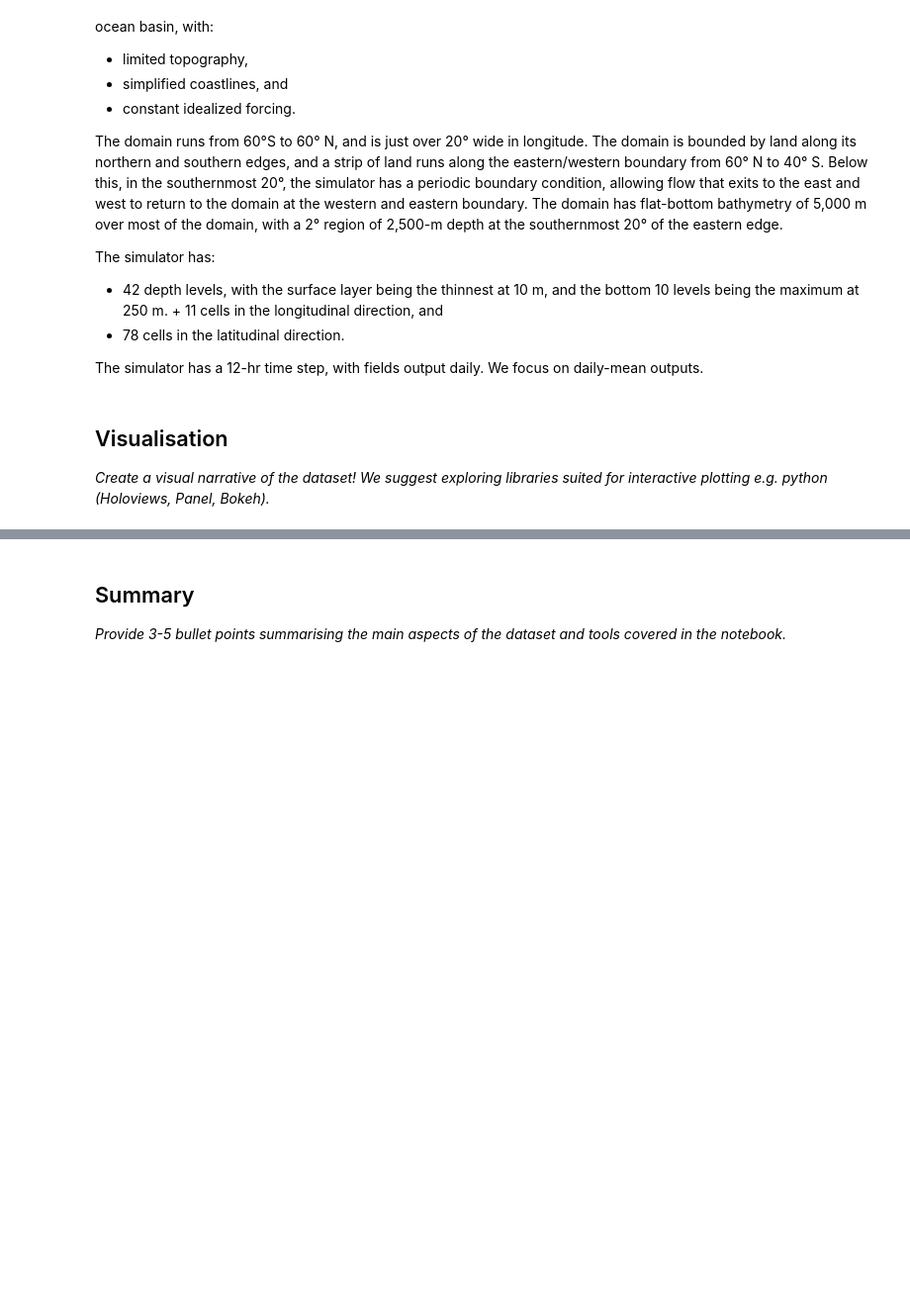
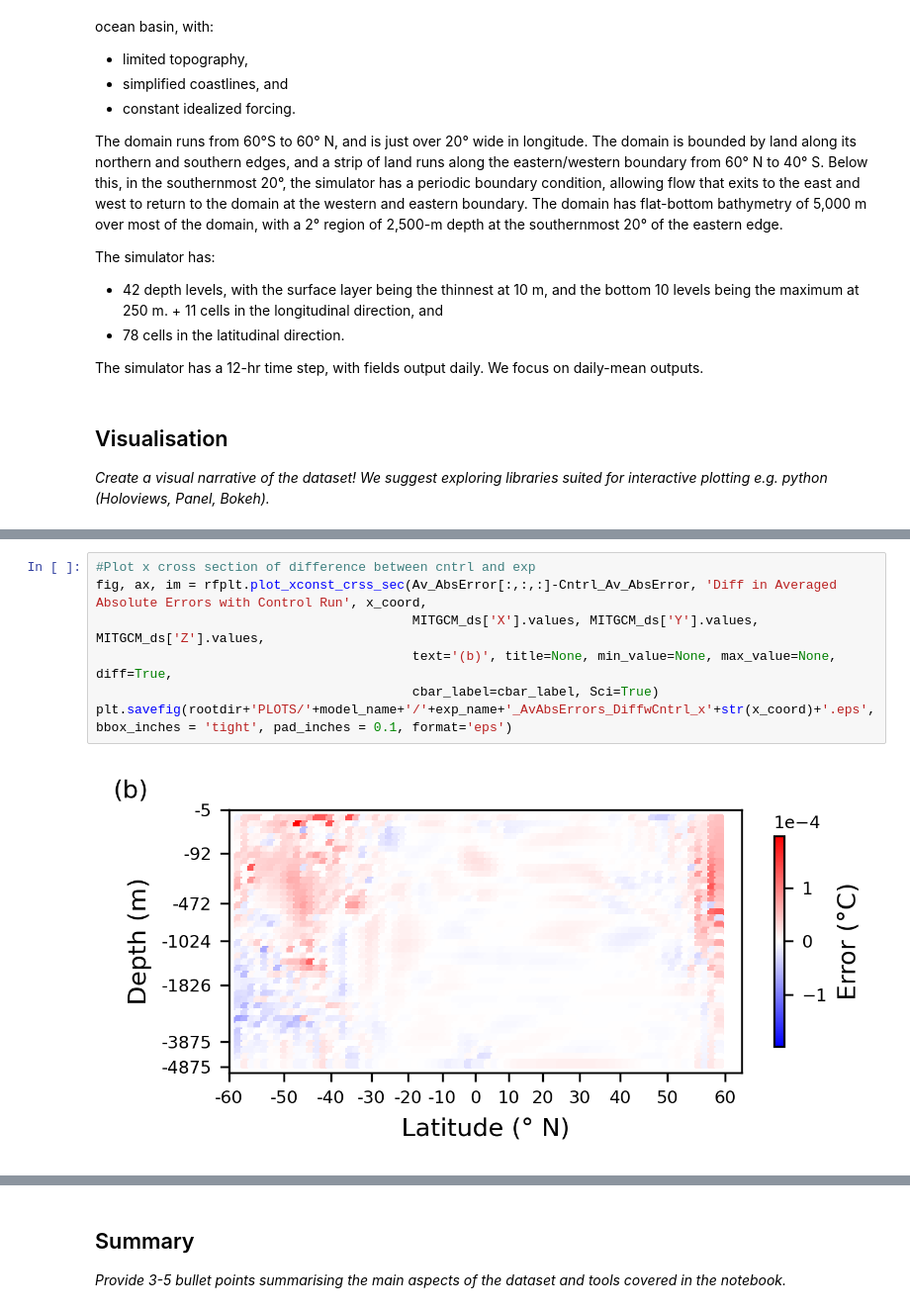
Before and after one commit to eds-book-gallery/3286b92f-4fae-4cc6-a29e-e408bc844542, a Jupyter notebook: notebooks/notebook.ipynb, the cells around one changed output, grey strips where cells are left out. Shown at 99% size. Saved outputs shown, nothing was run; the diff lists cells and outputs as text; blank space fills up the shorter version.

```diff
--- a/notebooks/notebook.ipynb
+++ b/notebooks/notebook.ipynb
@@ -273,0 +492,9 @@ The simulator has a 12-hr time step, with fields output daily. We focus on daily
+# %%
+#Plot x cross section of difference between cntrl and exp
+fig, ax, im = rfplt.plot_xconst_crss_sec(Av_AbsError[:,:,:]-Cntrl_Av_AbsError, 'Diff in Averaged Absolute Errors with Control Run', x_coord,
+                                         MITGCM_ds['X'].values, MITGCM_ds['Y'].values, MITGCM_ds['Z'].values,
+                                         text='(b)', title=None, min_value=None, max_value=None, diff=True,
+                                         cbar_label=cbar_label, Sci=True)
+plt.savefig(rootdir+'PLOTS/'+model_name+'/'+exp_name+'_AvAbsErrors_DiffwCntrl_x'+str(x_coord)+'.eps', bbox_inches = 'tight', pad_inches = 0.1, format='eps')
+# %% [output]
+[figure, added]
```
Also changed, not shown: parts of 36 cells of this notebook.
